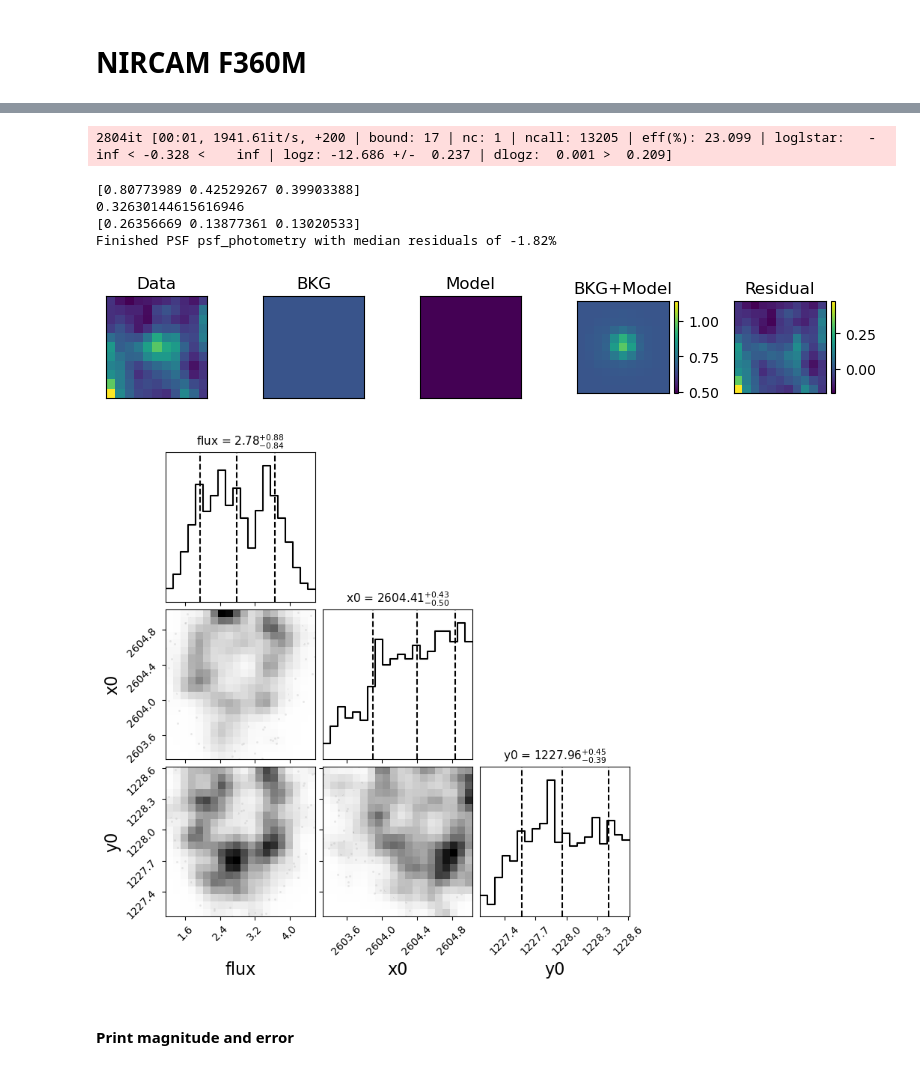
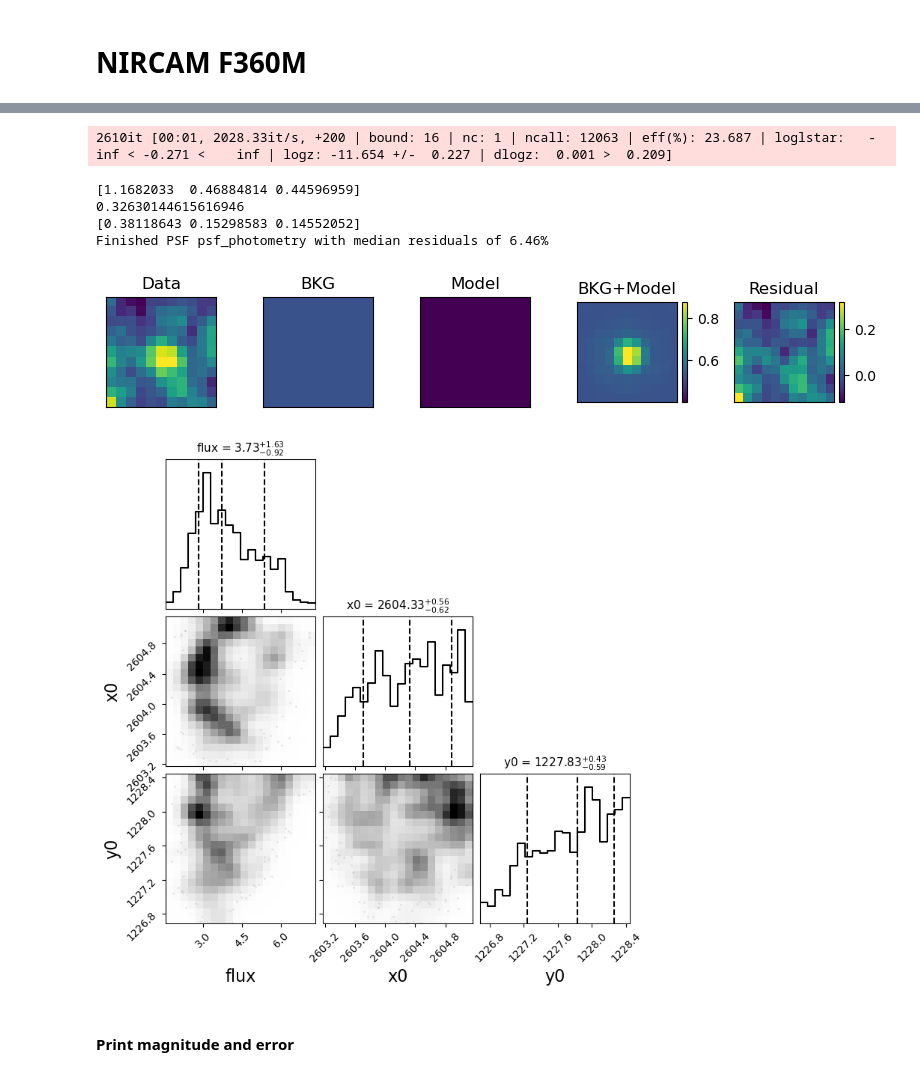
Before and after one commit to skressy/sn_dust, a Jupyter notebook: photometry/83V_JWST_phot.ipynb, the cells around one changed output, grey strips where cells are left out. Cells and saved outputs as stored; diff of their text form; code cells hidden in the pictures.

Commit message:
cleaned versions of 83V photometry and dust modeling

```diff
--- a/photometry/83V_JWST_phot.ipynb
+++ b/photometry/83V_JWST_phot.ipynb
@@ -1407,30 +1401,30 @@ plt.show()
 # %%
 jwst_drz_obs.psf_photometry(psf_drz,sn_location,bounds={'flux':[-30000,40000],
                             'centroid':[-1,1],
                             'bkg':[-10,10]},
                             fit_width=11,
-                            background = 0.66,
+                            background = 0.52,
                             fit_bkg=False,
                             fit_centroid=True,
                             fit_flux=True,
                             centroidx_shift=0,
                             centroidy_shift=0,
                             psf_method='nest',
                             center_weight=25,npoints=200)
 
 jwst_drz_obs.plot_psf_fit()
 plt.show()
 
 jwst_drz_obs.plot_psf_posterior(minweight=0.001)
 plt.show()
 # %% [output]
-2804it [00:01, 1941.61it/s, +200 | bound: 17 | nc: 1 | ncall: 13205 | eff(%): 23.099 | loglstar:   -inf < -0.328 <    inf | logz: -12.686 +/-  0.237 | dlogz:  0.001 >  0.209]
+2610it [00:01, 2028.33it/s, +200 | bound: 16 | nc: 1 | ncall: 12063 | eff(%): 23.687 | loglstar:   -inf < -0.271 <    inf | logz: -11.654 +/-  0.227 | dlogz:  0.001 >  0.209]
-[0.80773989 0.42529267 0.39903388]
+[1.1682033  0.46884814 0.44596959]
 0.32630144615616946
-[0.26356669 0.13877361 0.13020533]
-Finished PSF psf_photometry with median residuals of -1.82%
+[0.38118643 0.15298583 0.14552052]
+Finished PSF psf_photometry with median residuals of 6.46%
-[figure, old version]
+[figure, new version]
-[figure, old version]
+[figure, new version]
 # %% [markdown]
 #### Print magnitude and error
 # %%
```
Also changed, not shown: parts of 50 cells of this notebook, 1 other file.
